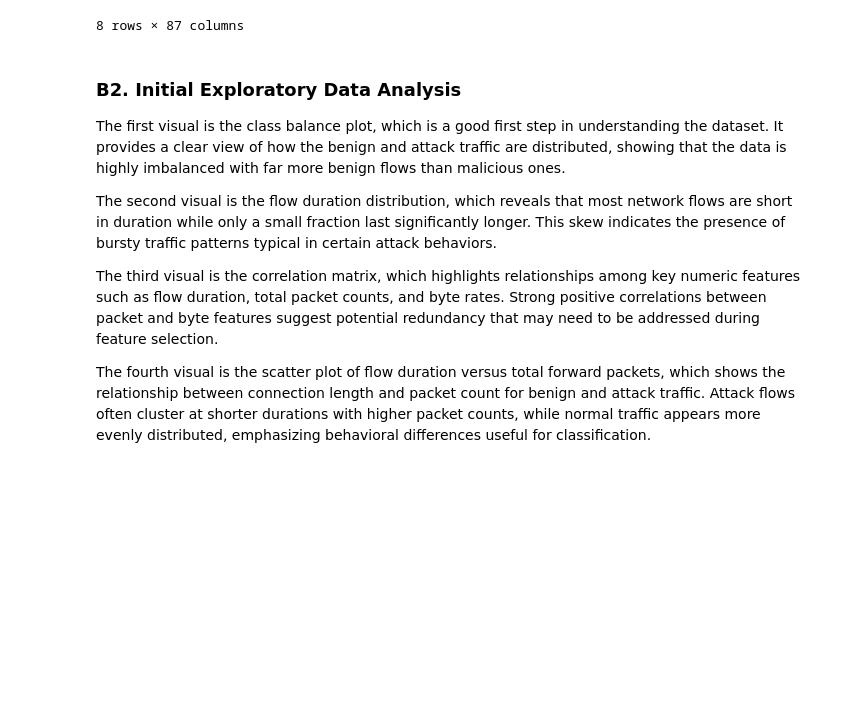
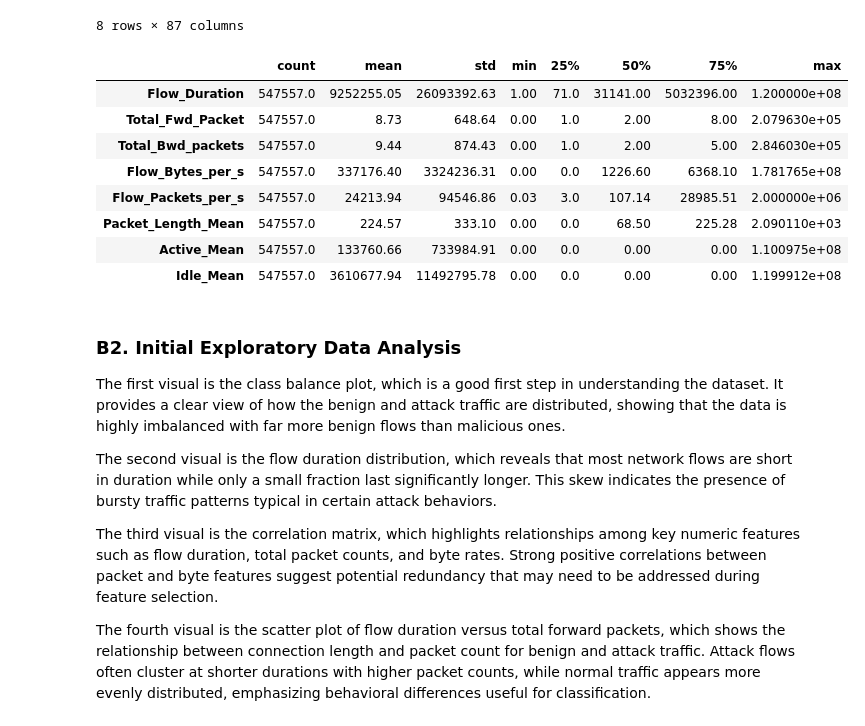
Before and after one commit to doverara/cmse492_project, a Jupyter notebook: notebooks/exploratory/pre-analysis-basline.ipynb, the cells around one changed output. Saved outputs shown, nothing was run; the diff lists cells and outputs as text; code cells hidden in the pictures; blank space fills up the shorter version.

```diff
--- a/notebooks/exploratory/pre-analysis-basline.ipynb
+++ b/notebooks/exploratory/pre-analysis-basline.ipynb
@@ -67,6 +67,32 @@ network.describe()
 | 75% | 3.232238e+09 | 59207.000000 | 3.232238e+09 | 1055.000000 | 17.000000 | 5.032396e+06 | 8.000000 | ... |
 | max | 3.524167e+09 | 65535.000000 | 4.294967e+09 | 65525.000000 | 17.000000 | 1.200000e+08 | 207963.000000 | ... |
 8 rows × 87 columns
+# %%
+selected_features = [
+    'Flow_Duration',             # Overall connection time
+    'Total_Fwd_Packet',          # Packets sent forward
+    'Total_Bwd_packets',         # Packets received backward
+    'Flow_Bytes_per_s',          # Data throughput
+    'Flow_Packets_per_s',        # Packet rate
+    'Packet_Length_Mean',        # Average packet size
+    'Active_Mean',               # Mean of active flow time
+    'Idle_Mean'                  # Mean of idle flow time
+]
+
+# --- Generate and format the summary statistics ---
+summary_stats = network[selected_features].describe().T.round(2)
+summary_stats = summary_stats[['count', 'mean', 'std', 'min', '25%', '50%', '75%', 'max']]
+display(summary_stats)
+# %% [output]
+|  | count | mean | std | min | 25% | 50% | 75% | max |
+| Flow_Duration | 547557.0 | 9252255.05 | 26093392.63 | 1.00 | 71.0 | 31141.00 | 5032396.00 | 1.200000e+08 |
+| Total_Fwd_Packet | 547557.0 | 8.73 | 648.64 | 0.00 | 1.0 | 2.00 | 8.00 | 2.079630e+05 |
+| Total_Bwd_packets | 547557.0 | 9.44 | 874.43 | 0.00 | 1.0 | 2.00 | 5.00 | 2.846030e+05 |
+| Flow_Bytes_per_s | 547557.0 | 337176.40 | 3324236.31 | 0.00 | 0.0 | 1226.60 | 6368.10 | 1.781765e+08 |
+| Flow_Packets_per_s | 547557.0 | 24213.94 | 94546.86 | 0.03 | 3.0 | 107.14 | 28985.51 | 2.000000e+06 |
+| Packet_Length_Mean | 547557.0 | 224.57 | 333.10 | 0.00 | 0.0 | 68.50 | 225.28 | 2.090110e+03 |
+| Active_Mean | 547557.0 | 133760.66 | 733984.91 | 0.00 | 0.0 | 0.00 | 0.00 | 1.100975e+08 |
+| Idle_Mean | 547557.0 | 3610677.94 | 11492795.78 | 0.00 | 0.0 | 0.00 | 0.00 | 1.199912e+08 |
 # %%
 # Saving a sample to processed
 sample = network.sample(n=1000, random_state=42)
```
Also changed, not shown: parts of 1 cell of this notebook.
